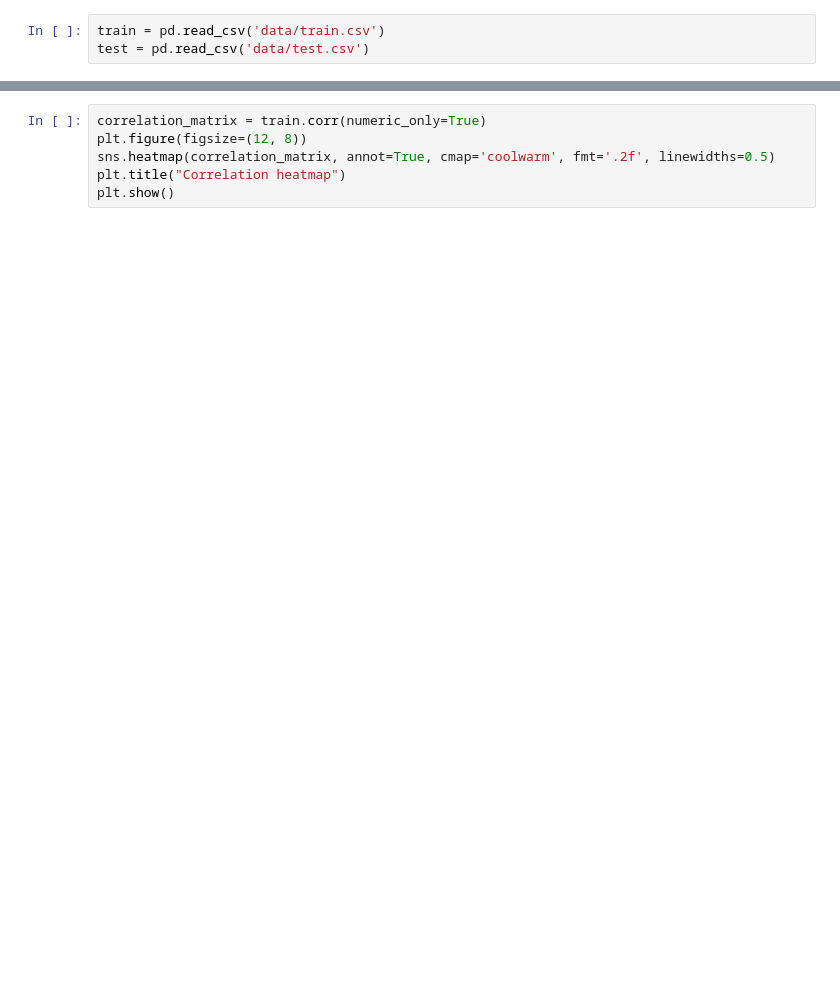
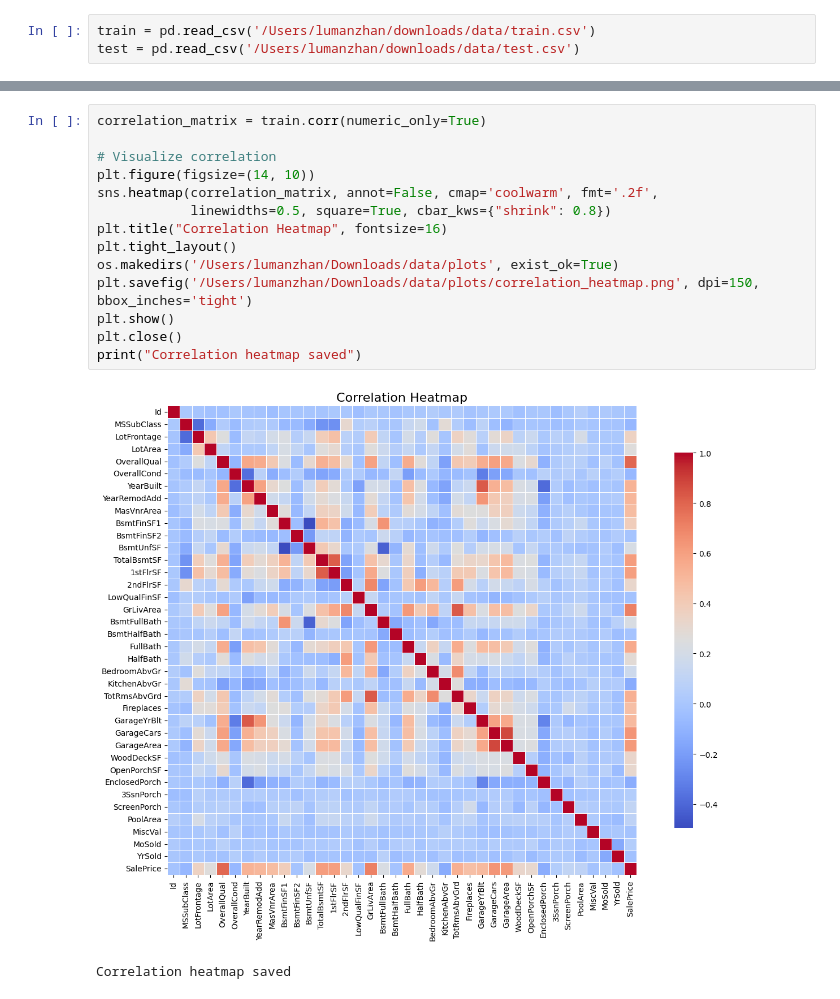
Before and after one commit to Arjun43210/daml-house-price, a Jupyter notebook: eda.ipynb, the cells around one changed output, grey strips where cells are left out. Drawn from its saved outputs; the diff is of its cells as text; blank space fills up the shorter version.

```diff
--- a/eda.ipynb
+++ b/eda.ipynb
@@ -7,4 +17,4 @@ Error:
 # %%
-train = pd.read_csv('data/train.csv')
-test = pd.read_csv('data/test.csv')
+train = pd.read_csv('/Users/lumanzhan/downloads/data/train.csv')
+test = pd.read_csv('/Users/lumanzhan/downloads/data/test.csv')
 # %%
@@ -14,9 +72,20 @@ train.info()
 # %%
 correlation_matrix = train.corr(numeric_only=True)
-plt.figure(figsize=(12, 8))
-sns.heatmap(correlation_matrix, annot=True, cmap='coolwarm', fmt='.2f', linewidths=0.5)
-plt.title("Correlation heatmap")
+
+# Visualize correlation
+plt.figure(figsize=(14, 10))
+sns.heatmap(correlation_matrix, annot=False, cmap='coolwarm', fmt='.2f',
+            linewidths=0.5, square=True, cbar_kws={"shrink": 0.8})
+plt.title("Correlation Heatmap", fontsize=16)
+plt.tight_layout()
+os.makedirs('/Users/lumanzhan/Downloads/data/plots', exist_ok=True)
+plt.savefig('/Users/lumanzhan/Downloads/data/plots/correlation_heatmap.png', dpi=150, bbox_inches='tight')
 plt.show()
+plt.close()
+print("Correlation heatmap saved")
+# %% [output]
+[figure, added]
+Correlation heatmap saved
 # %%
 # Set correlation threshold
 threshold = 0.7
```
Also changed, not shown: parts of 30 cells of this notebook, 1 other file.
